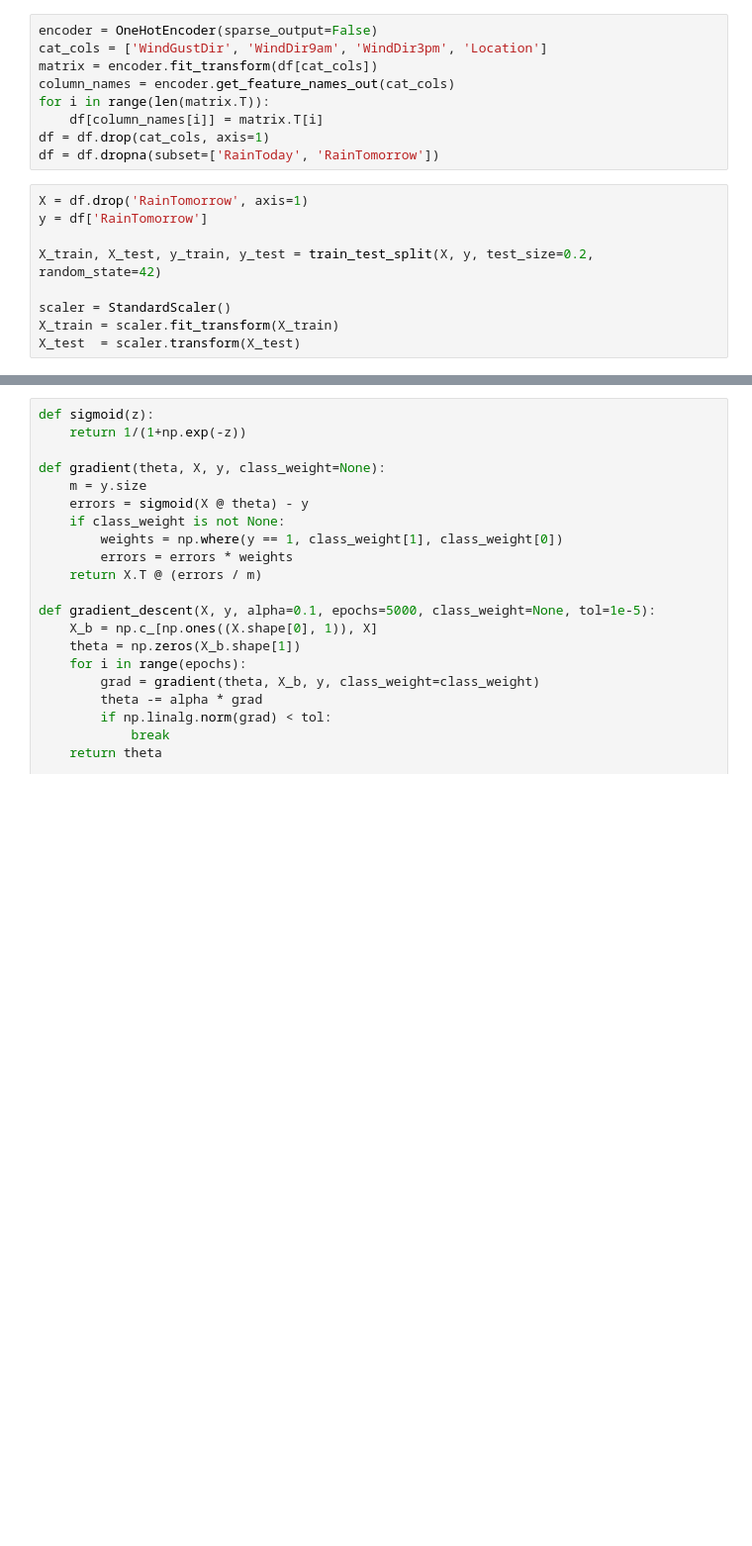
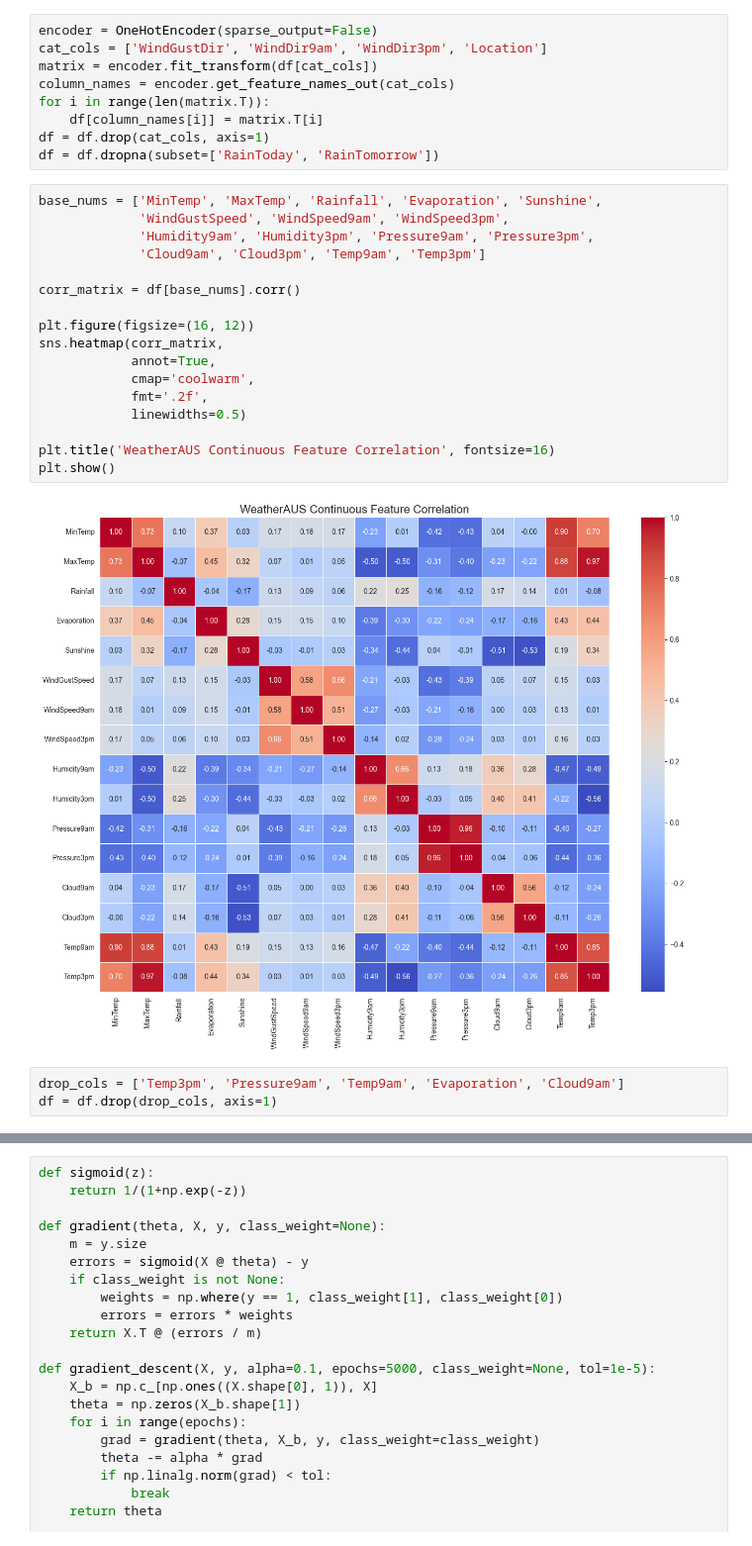
Before and after one commit to tanishdangi123xyz-ctrl/ROBOMANIPAL_TASKPHASE_RESEARCH, a Jupyter notebook: TASK-3/Logestic Regression.ipynb, the cells around one changed output, grey strips where cells are left out. Shown at 99% size. Drawn from its saved outputs; the diff is of its cells as text; blank space fills up the shorter version.

```diff
--- a/TASK-3/Logestic Regression.ipynb
+++ b/TASK-3/Logestic Regression.ipynb
@@ -70,12 +72,25 @@ for i in range(len(matrix.T)):
     df[column_names[i]] = matrix.T[i]
 df = df.drop(cat_cols, axis=1)
 df = df.dropna(subset=['RainToday', 'RainTomorrow'])
-# %%
-X = df.drop('RainTomorrow', axis=1)
-y = df['RainTomorrow']
-
-X_train, X_test, y_train, y_test = train_test_split(X, y, test_size=0.2, random_state=42)
-
-scaler = StandardScaler()
-X_train = scaler.fit_transform(X_train)
-X_test  = scaler.transform(X_test)
+# %%
+base_nums = ['MinTemp', 'MaxTemp', 'Rainfall', 'Evaporation', 'Sunshine',
+             'WindGustSpeed', 'WindSpeed9am', 'WindSpeed3pm',
+             'Humidity9am', 'Humidity3pm', 'Pressure9am', 'Pressure3pm',
+             'Cloud9am', 'Cloud3pm', 'Temp9am', 'Temp3pm']
+
+corr_matrix = df[base_nums].corr()
+
+plt.figure(figsize=(16, 12))
+sns.heatmap(corr_matrix,
+            annot=True,
+            cmap='coolwarm',
+            fmt='.2f',
+            linewidths=0.5)
+
+plt.title('WeatherAUS Continuous Feature Correlation', fontsize=16)
+plt.show()
+# %% [output]
+[figure, added]
+# %%
+drop_cols = ['Temp3pm', 'Pressure9am', 'Temp9am', 'Evaporation', 'Cloud9am']
+df = df.drop(drop_cols, axis=1)
```
Also changed, not shown: parts of 8 cells of this notebook, 1 other file.
